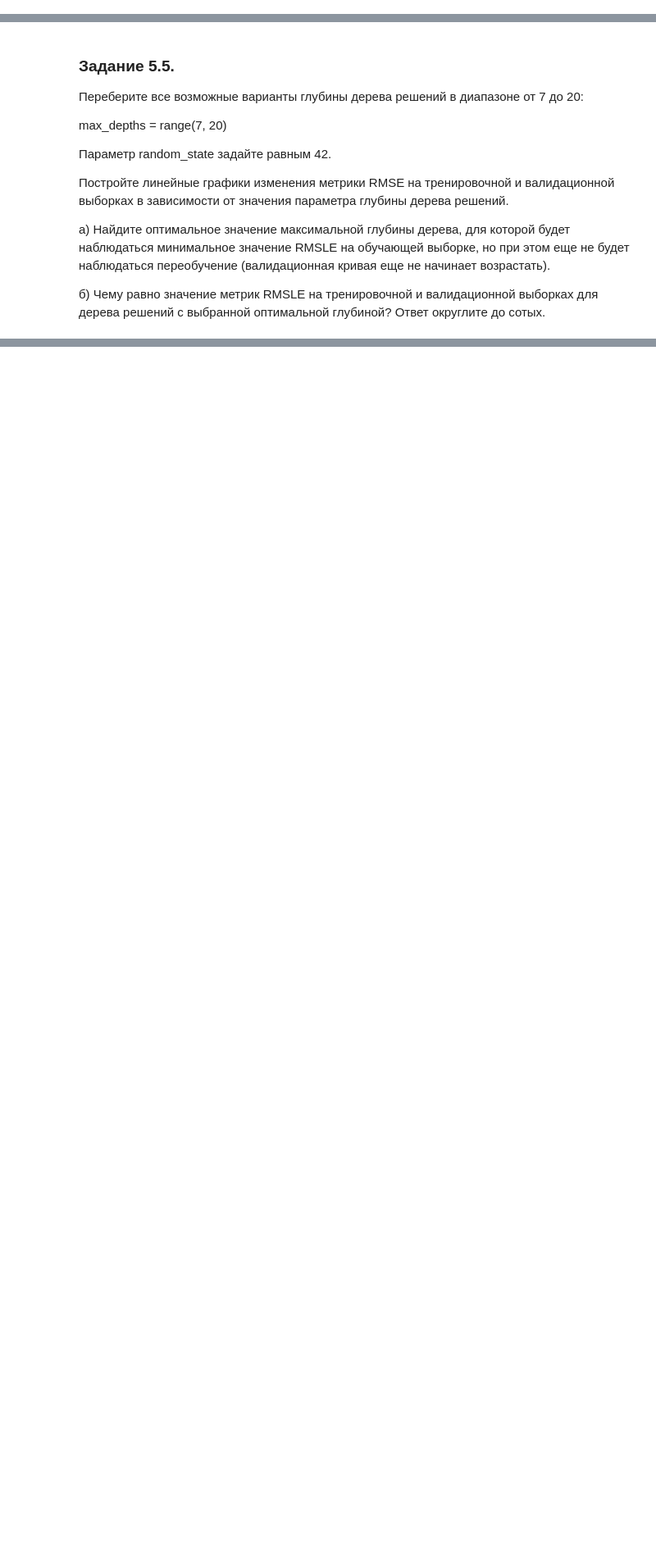
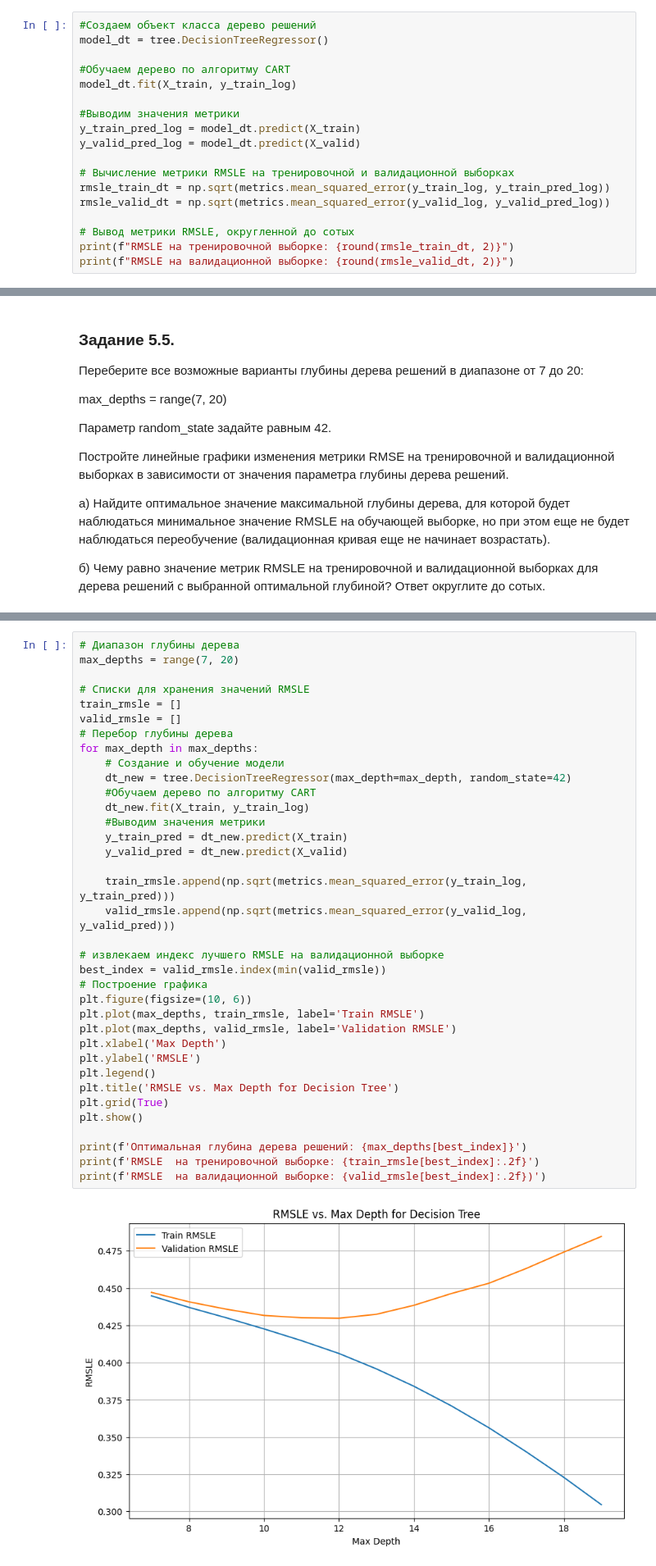
Before and after one commit to Losyash/pw_ii, a Jupyter notebook: notebook.ipynb, the cells around one changed output, grey strips where cells are left out. Shown at 82% size. Cells and saved outputs as stored; diff of their text form; blank space fills up the shorter version.

```diff
--- a/notebook.ipynb
+++ b/notebook.ipynb
@@ -1100,0 +1293,18 @@ $$RMSLE = \sqrt{\frac{1}{n}\sum_{i=1}^n(z_i-\hat{z_i})^2}=\sqrt{MSE(z_i,\hat{z_i
+# %%
+#Создаем объект класса дерево решений
+model_dt = tree.DecisionTreeRegressor()
+
+#Обучаем дерево по алгоритму CART
+model_dt.fit(X_train, y_train_log)
+
+#Выводим значения метрики
+y_train_pred_log = model_dt.predict(X_train)
+y_valid_pred_log = model_dt.predict(X_valid)
+
+# Вычисление метрики RMSLE на тренировочной и валидационной выборках
+rmsle_train_dt = np.sqrt(metrics.mean_squared_error(y_train_log, y_train_pred_log))
+rmsle_valid_dt = np.sqrt(metrics.mean_squared_error(y_valid_log, y_valid_pred_log))
+
+# Вывод метрики RMSLE, округленной до сотых
+print(f"RMSLE на тренировочной выборке: {round(rmsle_train_dt, 2)}")
+print(f"RMSLE на валидационной выборке: {round(rmsle_valid_dt, 2)}")
@@ -1115,0 +1327,38 @@ max_depths = range(7, 20)
+# %%
+# Диапазон глубины дерева
+max_depths = range(7, 20)
+
+# Списки для хранения значений RMSLE
+train_rmsle = []
+valid_rmsle = []
+# Перебор глубины дерева
+for max_depth in max_depths:
+    # Создание и обучение модели
+    dt_new = tree.DecisionTreeRegressor(max_depth=max_depth, random_state=42)
+    #Обучаем дерево по алгоритму CART
+    dt_new.fit(X_train, y_train_log)
+    #Выводим значения метрики
+    y_train_pred = dt_new.predict(X_train)
+    y_valid_pred = dt_new.predict(X_valid)
+
+    train_rmsle.append(np.sqrt(metrics.mean_squared_error(y_train_log, y_train_pred)))
+    valid_rmsle.append(np.sqrt(metrics.mean_squared_error(y_valid_log, y_valid_pred)))
+
+# извлекаем индекс лучшего RMSLE на валидационной выборке
+best_index = valid_rmsle.index(min(valid_rmsle))
+# Построение графика
+plt.figure(figsize=(10, 6))
+plt.plot(max_depths, train_rmsle, label='Train RMSLE')
+plt.plot(max_depths, valid_rmsle, label='Validation RMSLE')
+plt.xlabel('Max Depth')
+plt.ylabel('RMSLE')
+plt.legend()
+plt.title('RMSLE vs. Max Depth for Decision Tree')
+plt.grid(True)
+plt.show()
+
+print(f'Оптимальная глубина дерева решений: {max_depths[best_index]}')
+print(f'RMSLE  на тренировочной выборке: {train_rmsle[best_index]:.2f}')
+print(f'RMSLE  на валидационной выборке: {valid_rmsle[best_index]:.2f})')
+# %% [output]
+[figure, added]
```
Also changed, not shown: parts of 36 cells of this notebook.
